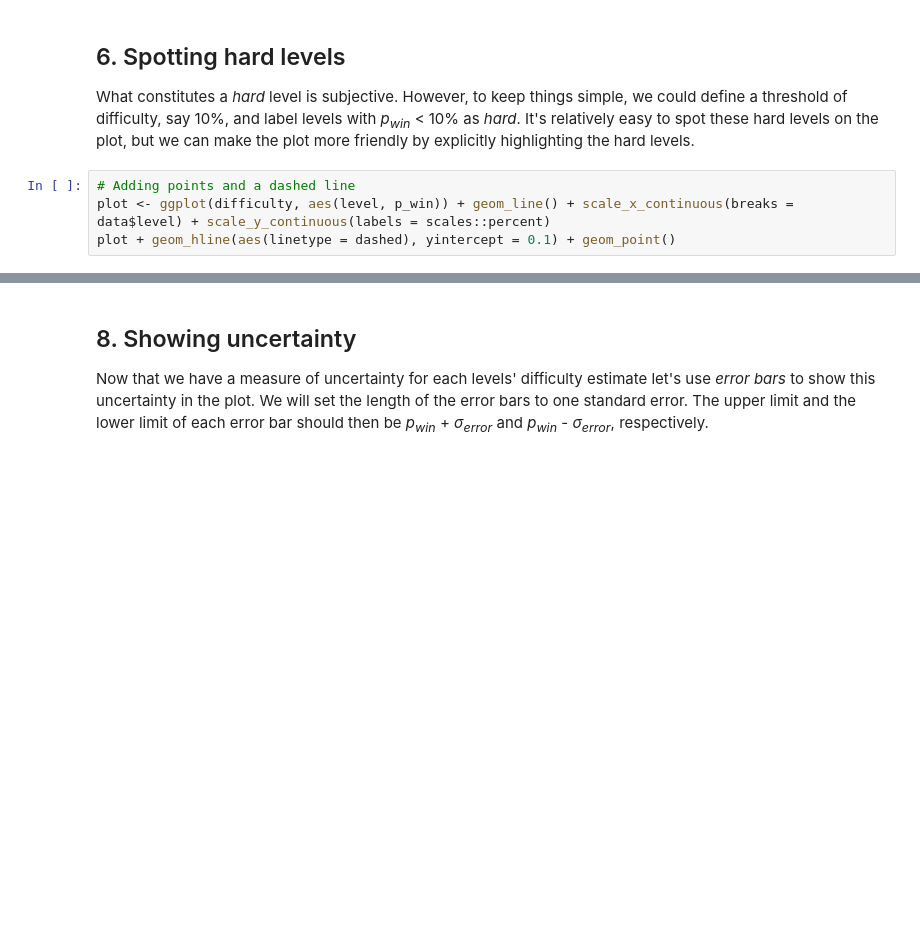
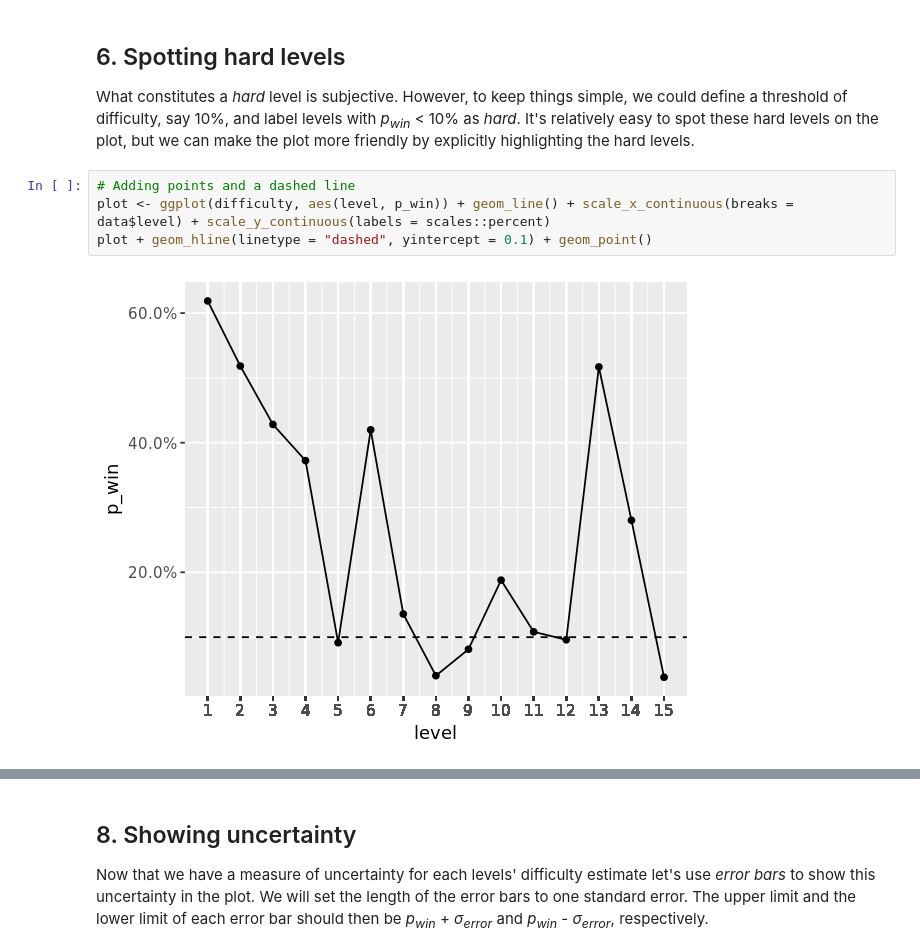
Before and after one commit to skhiearth/Level-Difficulty-in-Candy-Crush-Saga, a Jupyter notebook: notebook.ipynb, the cells around one changed output, grey strips where cells are left out. Drawn from its saved outputs; the diff is of its cells as text; blank space fills up the shorter version.

```diff
--- a/notebook.ipynb
+++ b/notebook.ipynb
@@ -98,7 +98,9 @@ ggplot(difficulty, aes(level, p_win)) + geom_line() + scale_x_continuous(breaks
 # %%
 # Adding points and a dashed line
 plot <- ggplot(difficulty, aes(level, p_win)) + geom_line() + scale_x_continuous(breaks = data$level) + scale_y_continuous(labels = scales::percent)
-plot + geom_hline(aes(linetype = dashed), yintercept = 0.1) + geom_point()
+plot + geom_hline(linetype = "dashed", yintercept = 0.1) + geom_point()
+# %% [output]
+[figure, added]
 # %% [markdown]
 ## 7. Computing uncertainty
 <p><img src="https://assets.datacamp.com/production/project_139/img/mr_toffee.jpeg" style="height:350px; float:right"> </p>
```
Also changed, not shown: parts of 1 cell of this notebook.
